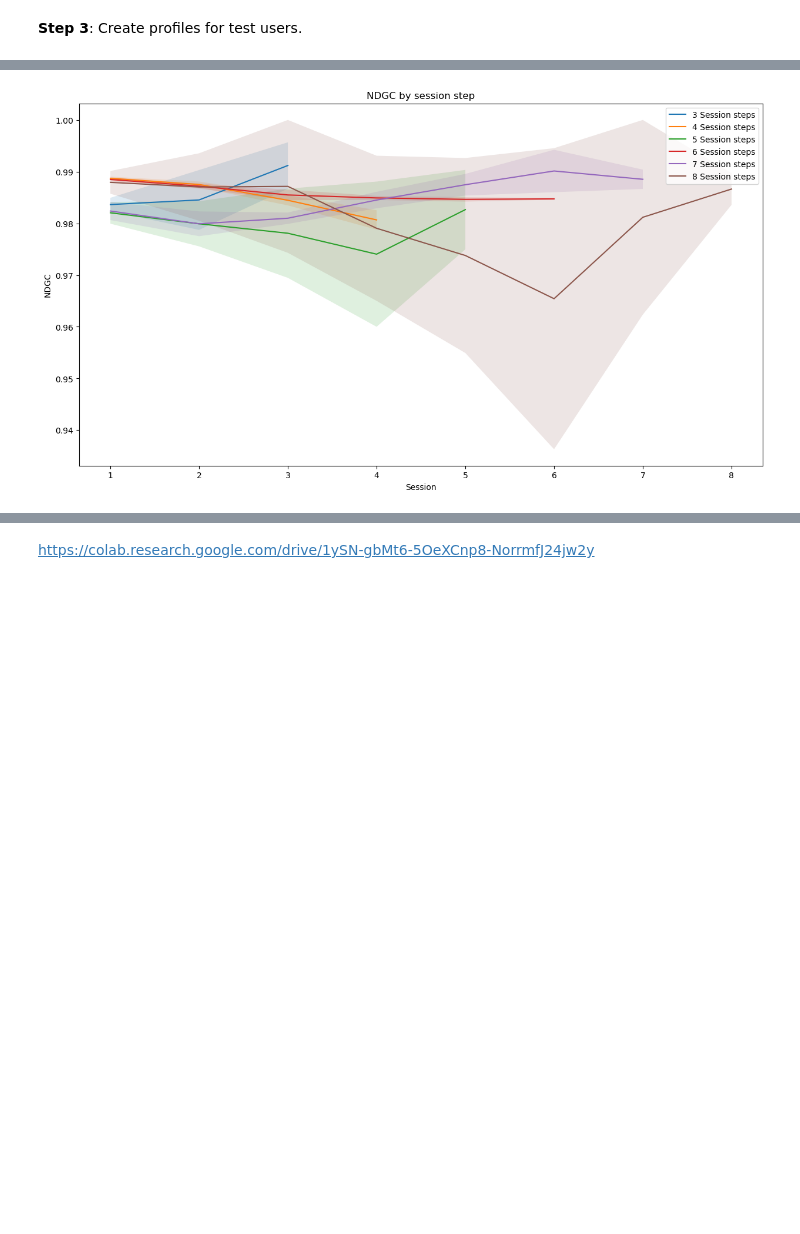
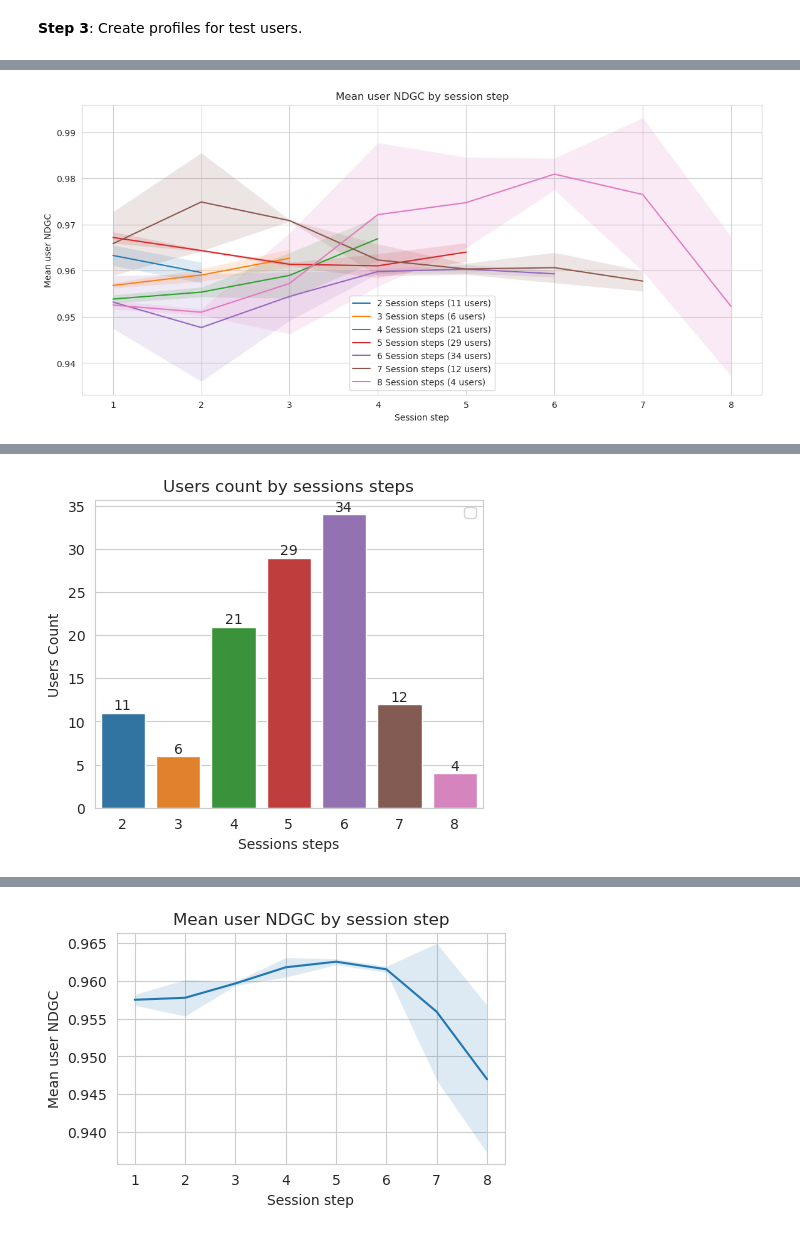
Before and after one commit to adrianmarino/thesis-paper, a Jupyter notebook: notebooks/chat-bot/6_evaluation.ipynb, the cells around one changed output, grey strips where cells are left out. Cells and saved outputs as stored; diff of their text form; code cells hidden in the pictures; blank space fills up the shorter version.

Commit message:
fie: refine evaluation metrics and metrics acquisition

```diff
--- a/notebooks/chat-bot/6_evaluation.ipynb
+++ b/notebooks/chat-bot/6_evaluation.ipynb
@@ -473,5 +580,5 @@ api_client.verbose_on
 # %%
 evaluation_state = ut.Picket.load(EVAL_METRICS_PATH)
 # %%
-plot_metrics(evaluation_state)
+evaluation_state.plot_metrics()
 # %% [output]
@@ -478,2 +586,2 @@ plot_metrics(evaluation_state)
 [interactive output not drawn]
-[figure, old version]
+[figure, new version]
@@ -479,0 +589 @@ plot_metrics(evaluation_state)
+[figure, added]
@@ -480,2 +591 @@ plot_metrics(evaluation_state)
+[figure, added]
-# %% [markdown]
-https://colab.research.google.com/drive/1ySN-gbMt6-5OeXCnp8-NorrmfJ24jw2y
```
Also changed, not shown: parts of 18 cells of this notebook, 2 other files.
